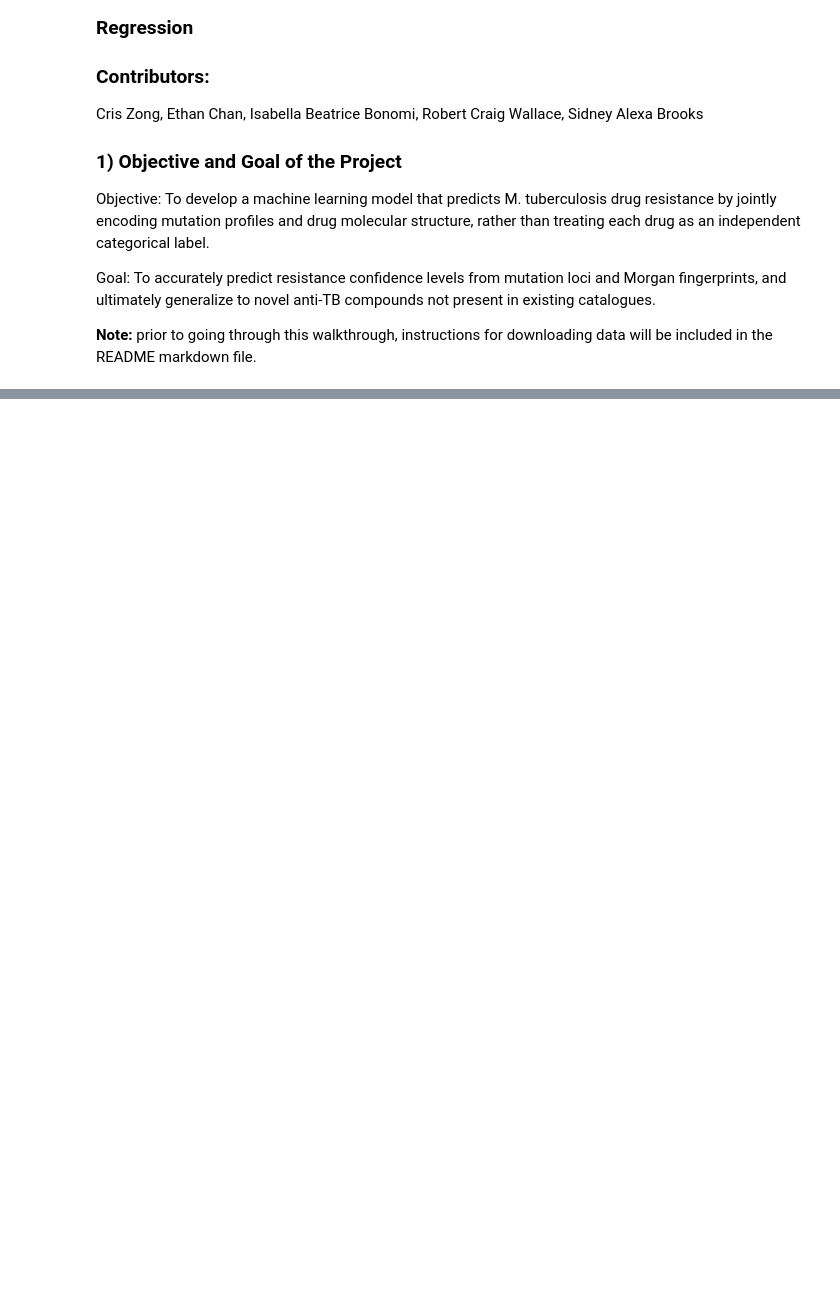
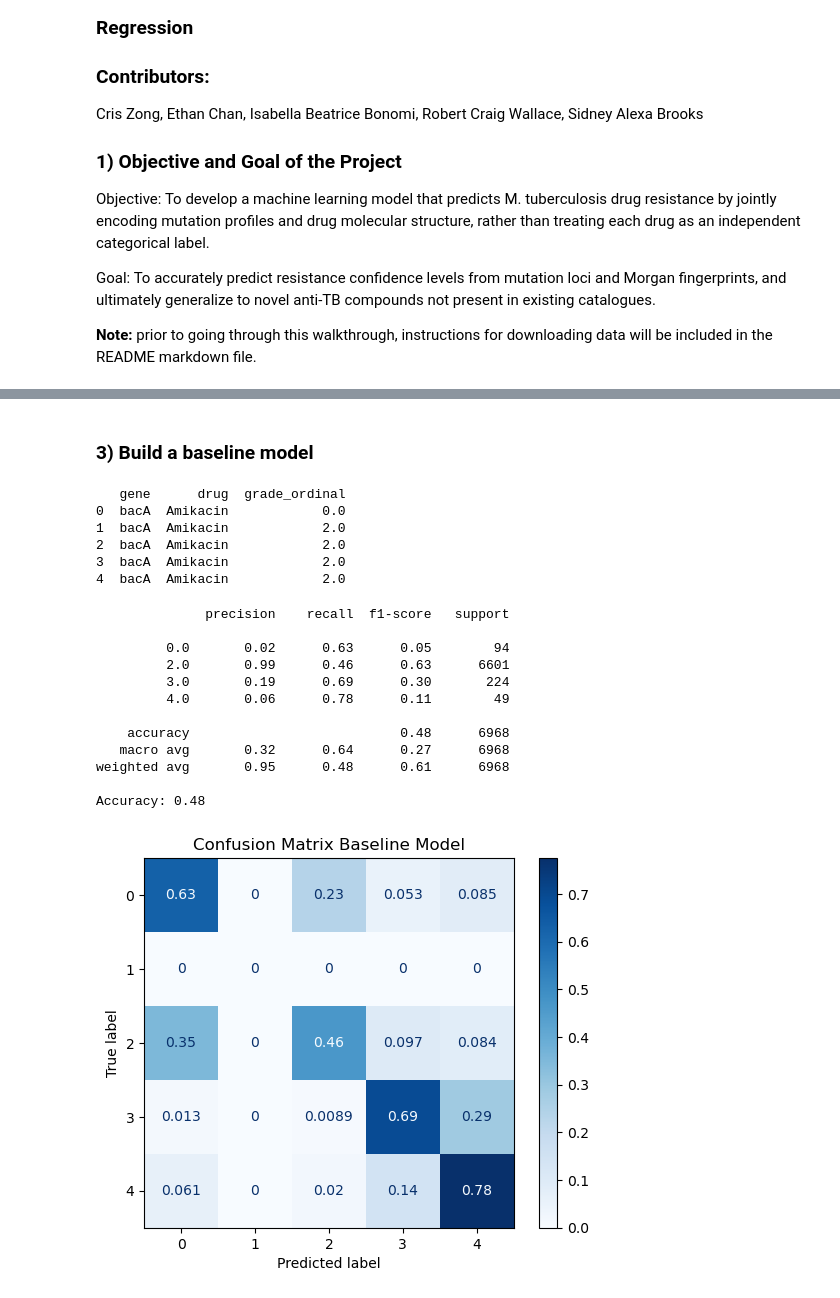
Before and after one commit to ibonomi-MSSE/277B-Final-Project, a Jupyter notebook: draft.ipynb, the cells around one changed output, grey strips where cells are left out. Drawn from its saved outputs; the diff is of its cells as text; code cells hidden in the pictures; blank space fills up the shorter version.

```diff
--- a/draft.ipynb
+++ b/draft.ipynb
@@ -65,0 +183,3 @@ genomic_data.head()
+# %%
+final_data_copy = final_data.dropna(subset=["fingerprint"]).copy()
+final_data_copy.head()
@@ -65,0 +193,7 @@ genomic_data.head()
+# %%
+final_data_df = pd.DataFrame(final_data_copy["fingerprint"].tolist(), index=final_data_copy.index)
+final_data_df.columns = [f"fp_{i}" for i in range(final_data_df.shape[1])] # change the fingerprints from an array to columns
+
+final_ml = pd.concat([final_data.drop(columns=["fingerprint"]), final_data_df], axis=1)
+print(final_ml.shape)
+final_ml.head()
@@ -65,0 +226,56 @@ genomic_data.head()
+# %% [markdown]
+### 3) Build a baseline model
+# %%
+# take a subset of the data to only look at gene, drug, and WHO grade for resistance
+baseline_data = final_ml[["gene", "drug", "grade_ordinal"]].copy()
+print(baseline_data.head())
+
+x_base = baseline_data[["gene", "drug"]]
+y_base = baseline_data["grade_ordinal"]
+
+X_encoded = pd.get_dummies(x_base, columns=["gene", "drug"]) # change to one hot encoding
+
+# split training and test data
+Xb_train, Xb_test, yb_train, yb_test = train_test_split(X_encoded, y_base, test_size=0.2, random_state=42, stratify=y_base)
+# %% [output]
+   gene      drug  grade_ordinal
+0  bacA  Amikacin            0.0
+1  bacA  Amikacin            2.0
+2  bacA  Amikacin            2.0
+3  bacA  Amikacin            2.0
+4  bacA  Amikacin            2.0
+# %%
+# Fit a baseline logistic regression model, balance the data for each class
+baseline_model = LogisticRegression(max_iter=2000, class_weight="balanced")
+baseline_model.fit(Xb_train, yb_train)
+
+# predict resistance class
+y_pred = baseline_model.predict(Xb_test)
+
+print(classification_report(yb_test, y_pred))
+
+# Display the accuracy
+accuracy = np.mean(yb_test == y_pred)
+print(f'Accuracy: {accuracy:.2f}')
+
+# Plot the confusion matrix
+labels = [0, 1, 2, 3, 4]
+cm = confusion_matrix(yb_test, y_pred, normalize = 'true', labels=labels)
+disp = ConfusionMatrixDisplay(confusion_matrix = cm)
+disp.plot(cmap=plt.cm.Blues)
+plt.title("Confusion Matrix Baseline Model")
+plt.show()
+# %% [output]
+              precision    recall  f1-score   support
+
+         0.0       0.02      0.63      0.05        94
+         2.0       0.99      0.46      0.63      6601
+         3.0       0.19      0.69      0.30       224
+         4.0       0.06      0.78      0.11        49
+
+    accuracy                           0.48      6968
+   macro avg       0.32      0.64      0.27      6968
+weighted avg       0.95      0.48      0.61      6968
+
+Accuracy: 0.48
+[figure, added]
```
Also changed, not shown: parts of 13 cells of this notebook.
